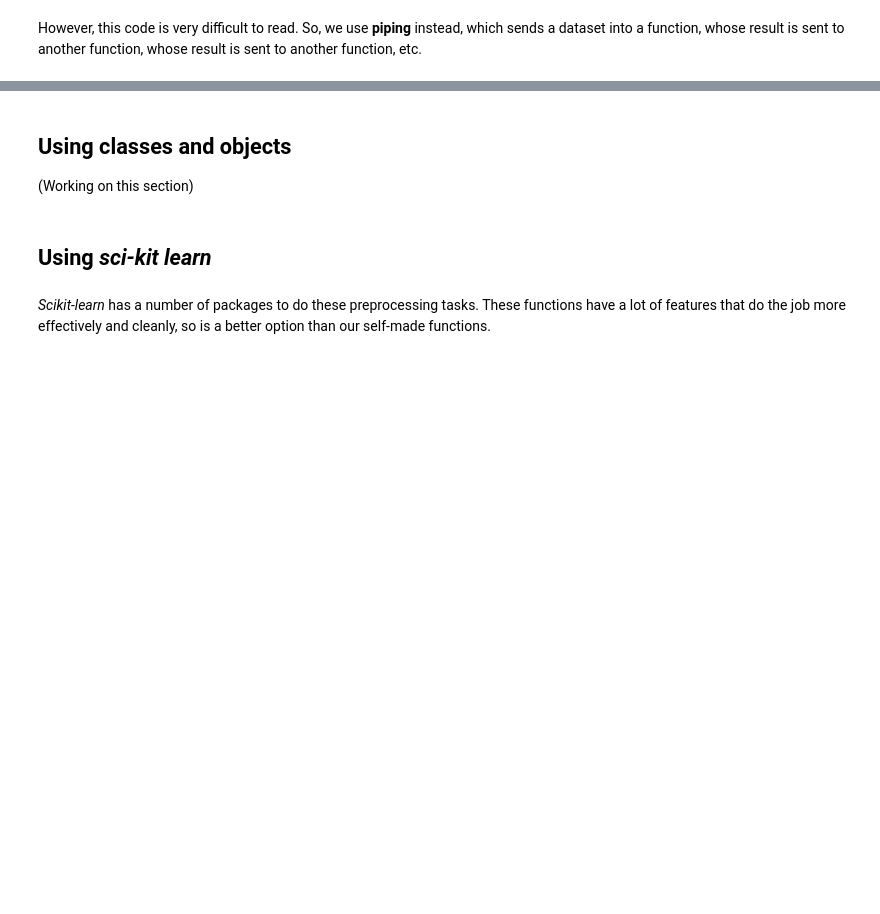
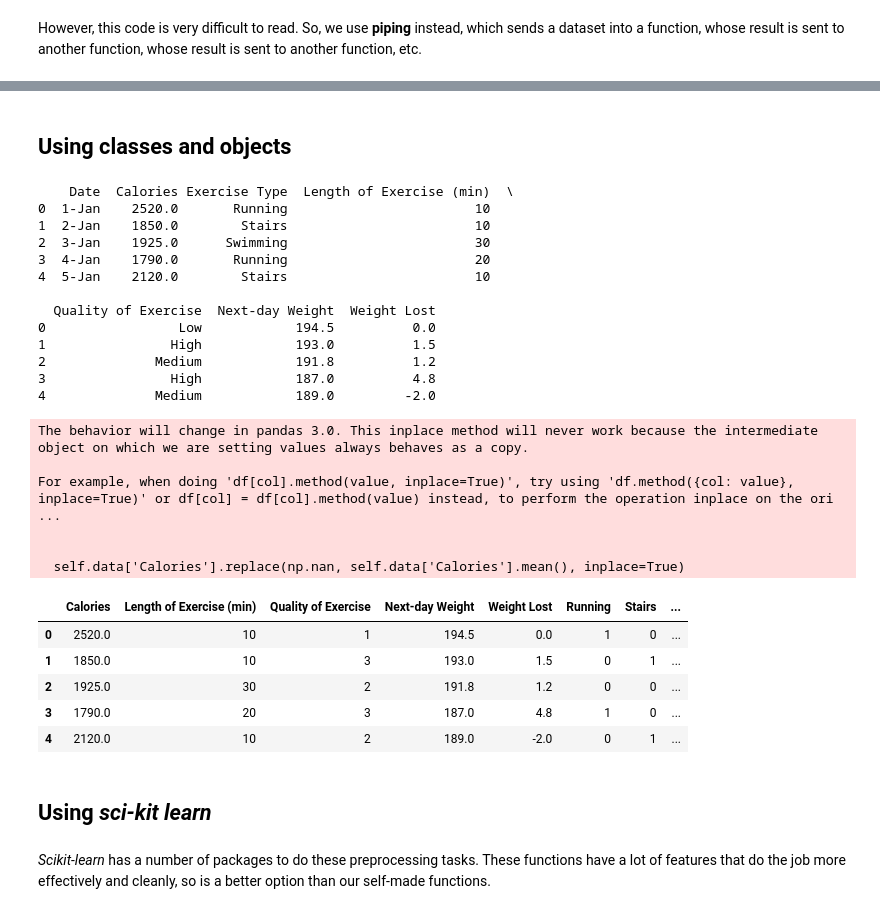
Before and after one commit to drolsonmi/math3480, a Jupyter notebook: Notes/3480_03_Preprocessing.ipynb, the cells around one changed output, grey strips where cells are left out. Saved outputs shown, nothing was run; the diff lists cells and outputs as text; code cells hidden in the pictures; blank space fills up the shorter version.

```diff
--- a/Notes/3480_03_Preprocessing.ipynb
+++ b/Notes/3480_03_Preprocessing.ipynb
@@ -149,36 +295,61 @@ exercise
 # %% [markdown]
 ## Using classes and objects
-(Working on this section)
 # %%
 import numpy as np
 import pandas as pd
 
 class LoadExercise():
     def __init__(self, url):
         self.data = pd.read_csv(url)
 
     def clean_data(self):
         # Drop column
         self.data.drop('Date', axis=1, inplace=True)
         # Function to fill in missing values
         self.data['Calories'].replace(np.nan, self.data['Calories'].mean(), inplace=True)
         # One-hot encode categorical data
         self.data = self.data.join(pd.get_dummies(self.data['Exercise Type']).astype(int)).drop('Exercise Type', axis=1)
         # Ordinal encode categorical data
         order = {
             'None':0,
             np.nan:0,
             'Low':1,
             'Medium':2,
             'High':3
         }
         self.data['Quality of Exercise'] = self.data['Quality of Exercise'].map(order)
 
 exercise = LoadExercise('Data/exercise.csv')
-display(exercise.data.head())
+print(exercise.data.head())
 
 exercise.clean_data()
 display(exercise.data.head())
+# %% [output]
+    Date  Calories Exercise Type  Length of Exercise (min)  \
+0  1-Jan    2520.0       Running                        10
+1  2-Jan    1850.0        Stairs                        10
+2  3-Jan    1925.0      Swimming                        30
+3  4-Jan    1790.0       Running                        20
+4  5-Jan    2120.0        Stairs                        10
+
+  Quality of Exercise  Next-day Weight  Weight Lost
+0                 Low            194.5          0.0
+1                High            193.0          1.5
+2              Medium            191.8          1.2
+3                High            187.0          4.8
+4              Medium            189.0         -2.0
+The behavior will change in pandas 3.0. This inplace method will never work because the intermediate object on which we are setting values always behaves as a copy.
+
+For example, when doing 'df[col].method(value, inplace=True)', try using 'df.method({col: value}, inplace=True)' or df[col] = df[col].method(value) instead, to perform the operation inplace on the ori ...
+
+
+  self.data['Calories'].replace(np.nan, self.data['Calories'].mean(), inplace=True)
+|  | Calories | Length of Exercise (min) | Quality of Exercise | Next-day Weight | Weight Lost | Running | Stairs | ... |
+| 0 | 2520.0 | 10 | 1 | 194.5 | 0.0 | 1 | 0 | ... |
+| 1 | 1850.0 | 10 | 3 | 193.0 | 1.5 | 0 | 1 | ... |
+| 2 | 1925.0 | 30 | 2 | 191.8 | 1.2 | 0 | 0 | ... |
+| 3 | 1790.0 | 20 | 3 | 187.0 | 4.8 | 1 | 0 | ... |
+| 4 | 2120.0 | 10 | 2 | 189.0 | -2.0 | 0 | 1 | ... |
 # %% [markdown]
 ## Using *sci-kit learn*
 # %% [markdown]
```
Also changed, not shown: parts of 20 cells of this notebook, 1 other file.
